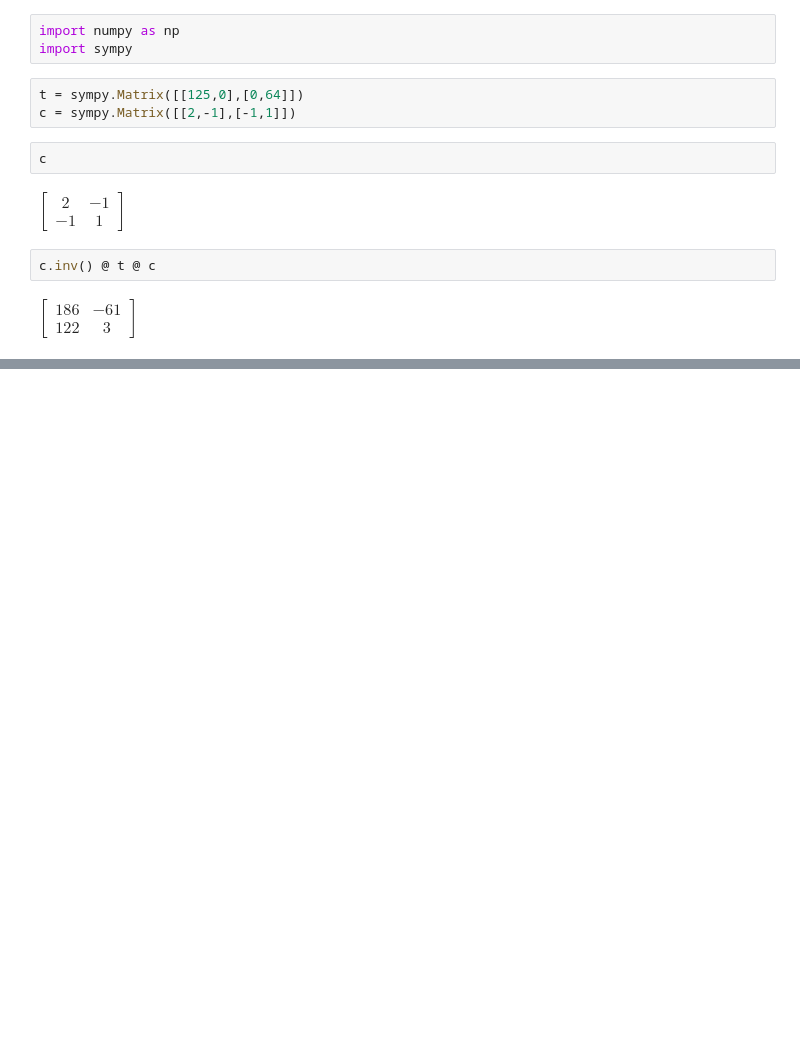
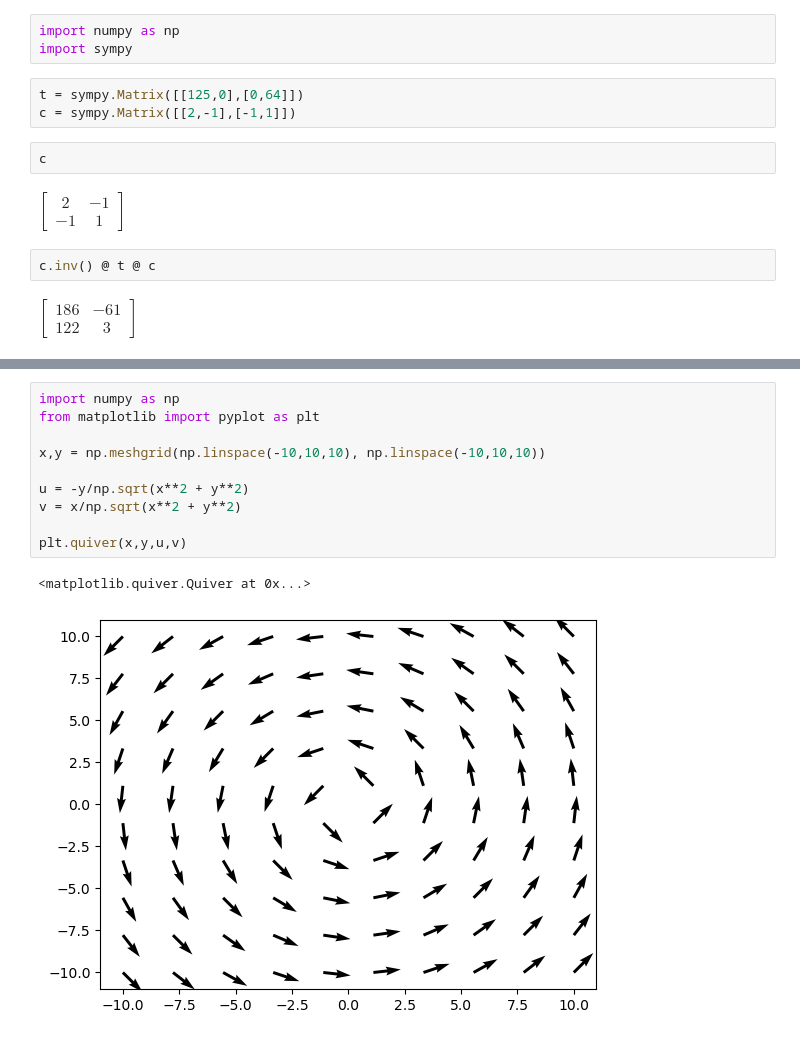
Before and after one commit to HashemRawashdeh/Study, a Jupyter notebook: Data Science/Testing.ipynb, the cells around one changed output, grey strips where cells are left out. Saved outputs shown, nothing was run; the diff lists cells and outputs as text; blank space fills up the shorter version.

```diff
--- a/Data Science/Testing.ipynb
+++ b/Data Science/Testing.ipynb
@@ -39,0 +60,13 @@ $\displaystyle \left[\begin{matrix}-7 & 1\\3 & 0\end{matrix}\right]$
+# %%
+import numpy as np
+from matplotlib import pyplot as plt
+
+x,y = np.meshgrid(np.linspace(-10,10,10), np.linspace(-10,10,10))
+
+u = -y/np.sqrt(x**2 + y**2)
+v = x/np.sqrt(x**2 + y**2)
+
+plt.quiver(x,y,u,v)
+# %% [output]
+<matplotlib.quiver.Quiver at 0x...>
+[figure, added]
```
Also changed, not shown: parts of 10 cells of this notebook, 18 other files.
